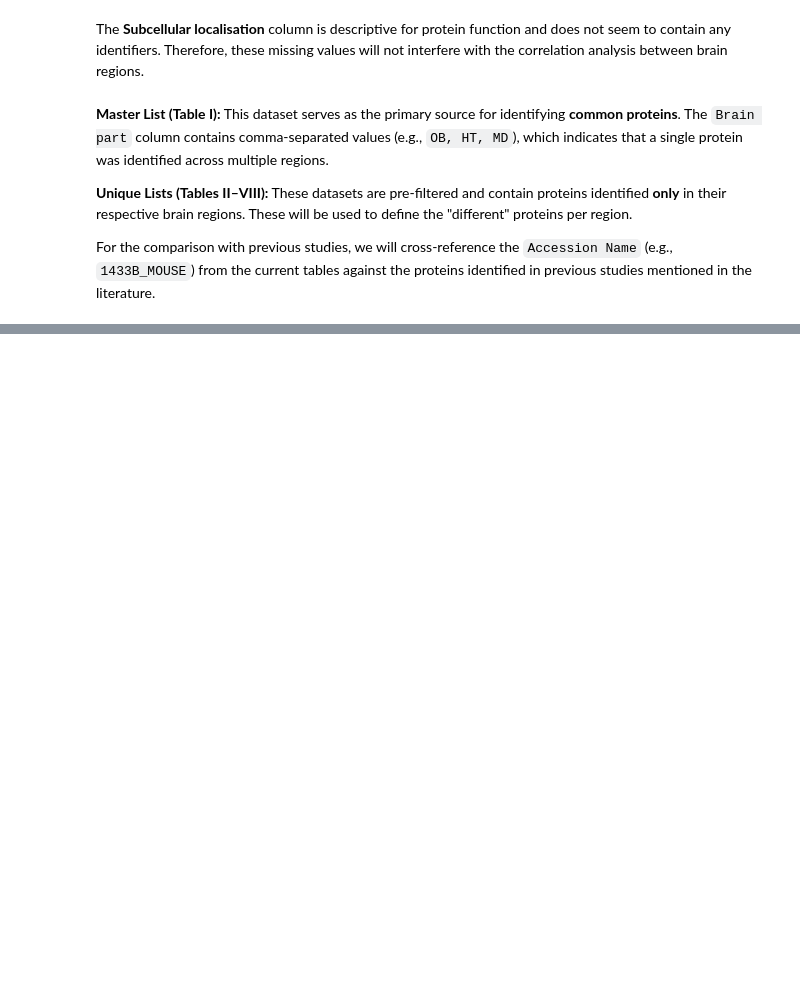
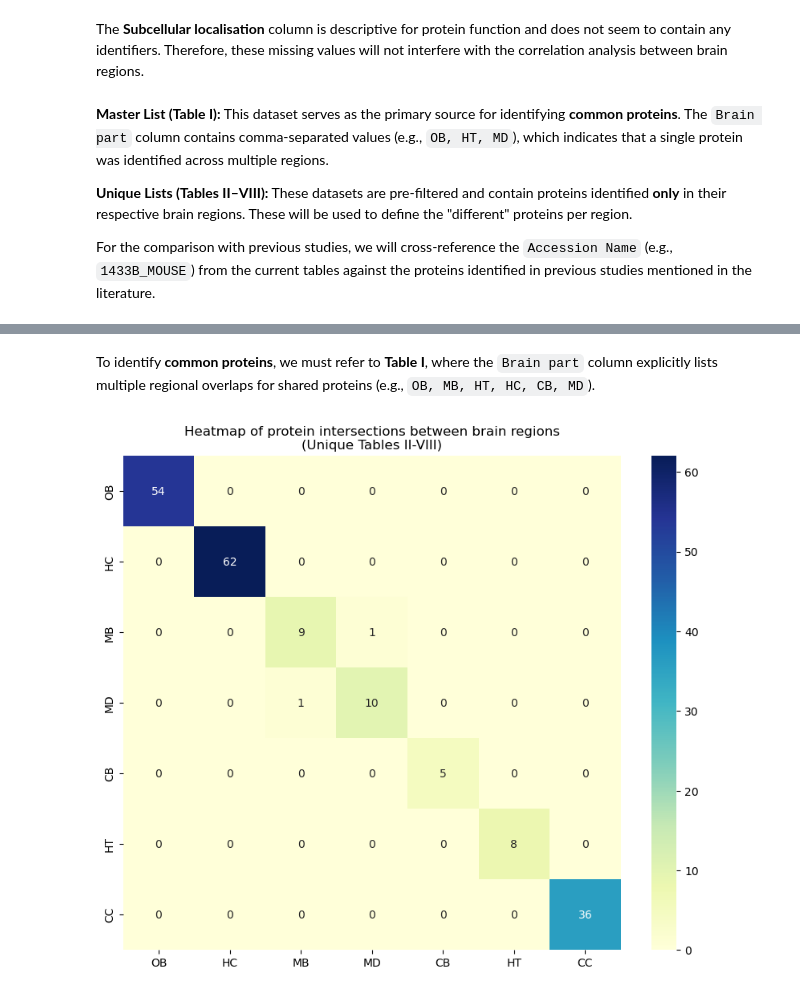
Before and after one commit to ikotsov/proteomic-analysis, a Jupyter notebook: notebooks/data_exploration.ipynb, the cells around one changed output, grey strips where cells are left out. Cells and saved outputs as stored; diff of their text form; code cells hidden in the pictures; blank space fills up the shorter version.

Commit message:
Add correlation analysis and intersection matrix

```diff
--- a/notebooks/data_exploration.ipynb
+++ b/notebooks/data_exploration.ipynb
@@ -149,0 +154,26 @@ For the comparison with previous studies, we will cross-reference the `Accession
+# %%
+# Create a dictionary of sets from the dataframes
+# Note: we use 'Accession Name' as the unique identifier for each protein
+protein_sets = {
+    "OB": set(df_ob['Accession Name']),
+    "HC": set(df_hc['Accession Name']),
+    "MB": set(df_mb['Accession Name']),
+    "MD": set(df_md['Accession Name']),
+    "CB": set(df_cb['Accession Name']),
+    "HT": set(df_ht['Accession Name']),
+    "CC": set(df_cc['Accession Name'])
+}
+
+regions = list(protein_sets.keys())
+matrix = pd.DataFrame(index=regions, columns=regions)
+# %%
+for r1 in regions:
+    for r2 in regions:
+        # Set intersection (&) finds proteins present in BOTH sets
+        common_count = len(protein_sets[r1] & protein_sets[r2])
+        matrix.loc[r1, r2] = common_count
+
+print("Intersection Matrix (number of shared proteins):")
+display(matrix)
+# Convert the matrix dtypes from 'object' to 'int'
+matrix = matrix.astype(int)
@@ -149,0 +206,11 @@ For the comparison with previous studies, we will cross-reference the `Accession
+# %% [markdown]
+To identify **common proteins**, we must refer to **Table I**, where the `Brain part` column explicitly lists multiple regional overlaps for shared proteins (e.g., `OB, MB, HT, HC, CB, MD`).
+# %%
+# Create a heatmap of the intersection matrix
+plt.figure(figsize=(10, 8))
+# annot=True puts the numbers in the boxes; cmap="YlGnBu" gives a nice blue/green look
+sns.heatmap(matrix, annot=True, fmt="d", cmap="YlGnBu")
+plt.title("Heatmap of protein intersections between brain regions\n(Unique Tables II-VIII)")
+plt.show()
+# %% [output]
+[figure, added]
```
Also changed, not shown: parts of 6 cells of this notebook.
